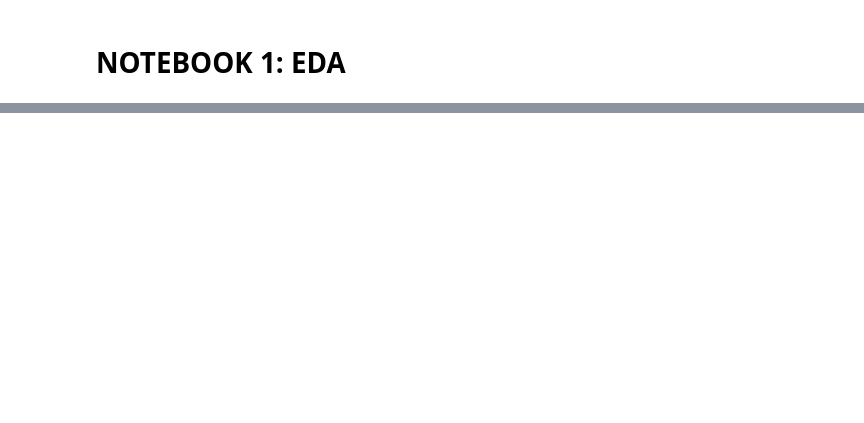
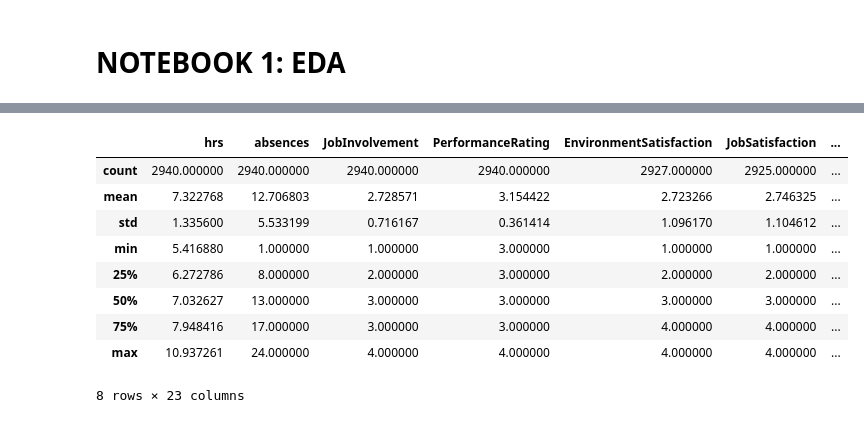
Before and after one commit to 100495802/G11.AA-495802-495702, a Jupyter notebook: P1AA.ipynb, the cells around one changed output, grey strips where cells are left out. Saved outputs shown, nothing was run; the diff lists cells and outputs as text; code cells hidden in the pictures; blank space fills up the shorter version.

```diff
--- a/P1AA.ipynb
+++ b/P1AA.ipynb
@@ -32,0 +42,13 @@ Warning: Total number of columns (31) exceeds max_columns (20) limiting to first
+# %%
+datos.describe()
+# %% [output]
+|  | hrs | absences | JobInvolvement | PerformanceRating | EnvironmentSatisfaction | JobSatisfaction | ... |
+| count | 2940.000000 | 2940.000000 | 2940.000000 | 2940.000000 | 2927.000000 | 2925.000000 | ... |
+| mean | 7.322768 | 12.706803 | 2.728571 | 3.154422 | 2.723266 | 2.746325 | ... |
+| std | 1.335600 | 5.533199 | 0.716167 | 0.361414 | 1.096170 | 1.104612 | ... |
+| min | 5.416880 | 1.000000 | 1.000000 | 3.000000 | 1.000000 | 1.000000 | ... |
+| 25% | 6.272786 | 8.000000 | 2.000000 | 3.000000 | 2.000000 | 2.000000 | ... |
+| 50% | 7.032627 | 13.000000 | 3.000000 | 3.000000 | 3.000000 | 3.000000 | ... |
+| 75% | 7.948416 | 17.000000 | 3.000000 | 3.000000 | 4.000000 | 4.000000 | ... |
+| max | 10.937261 | 24.000000 | 4.000000 | 4.000000 | 4.000000 | 4.000000 | ... |
+8 rows × 23 columns
```
Also changed, not shown: parts of 19 cells of this notebook.
